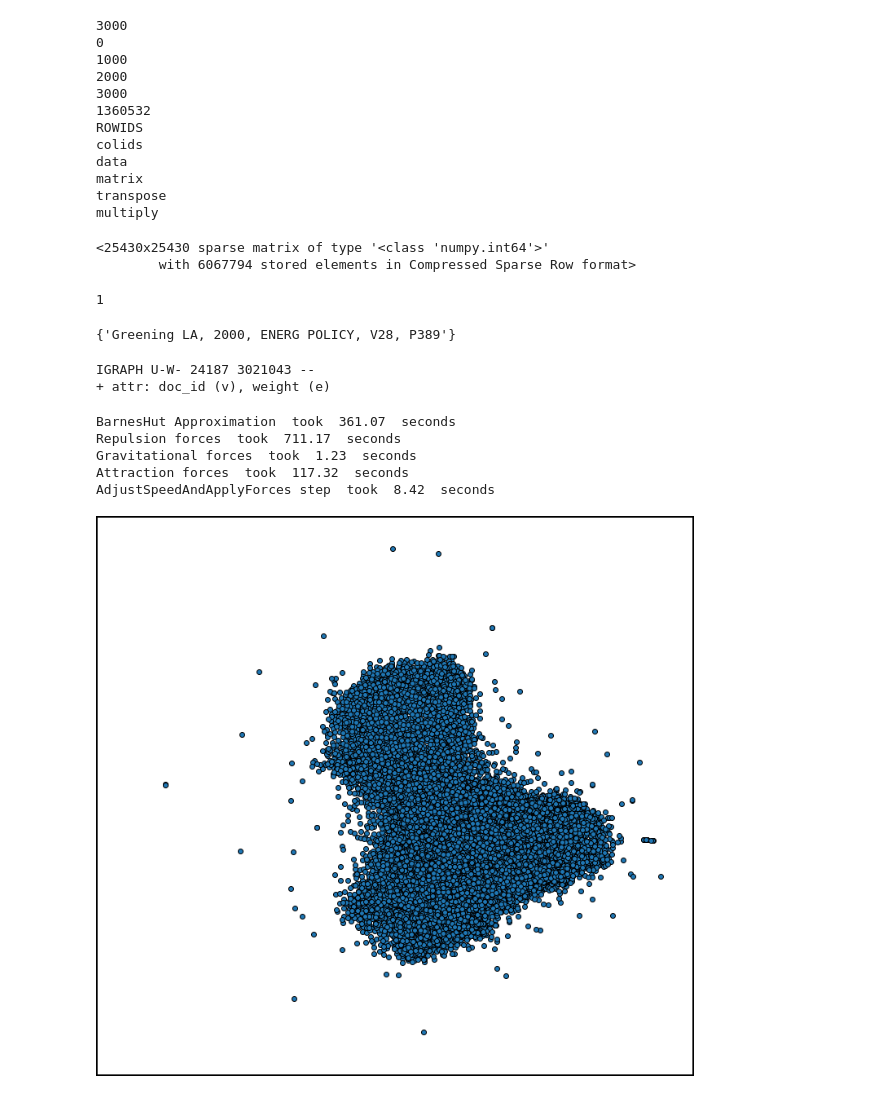
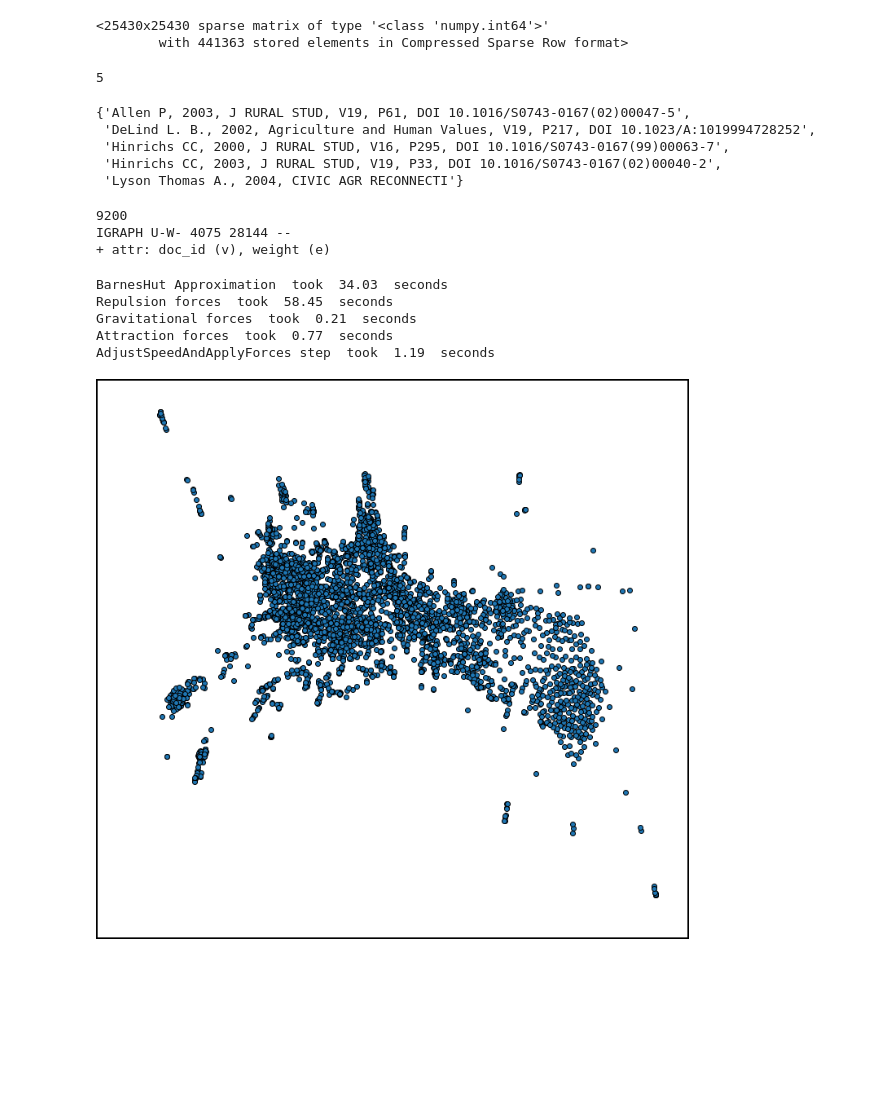
Before and after one commit to mcc-apsis/energy-demand-landscape, a Jupyter notebook: bibliographic_coupling.ipynb, the cells around one changed output. Drawn from its saved outputs; the diff is of its cells as text; code cells hidden in the pictures; blank space fills up the shorter version.

```diff
--- a/bibliographic_coupling.ipynb
+++ b/bibliographic_coupling.ipynb
@@ -38,25 +38,15 @@ with open(f"citation_data/docnet_dict_q_{qid}_{sample}.pickle", "rb") as f:
 with open(f"citation_data/docnet_revdict_q_{qid}_{sample}.pickle", "rb") as f:
     rev_m_dict = pickle.load(f)
 
-Cmat.data *= Cmat.data>=1
+# We have a lot of connections! to make this more tractable, I ignore edges with fewer than 3
+# references in common
+Cmat.data *= Cmat.data>=4
 Cmat.eliminate_zeros()
 
 Cmat
 # %% [output]
-3000
-0
-1000
-2000
-3000
-1360532
-ROWIDS
-colids
-data
-matrix
-transpose
-multiply
+<25430x25430 sparse matrix of type '<class 'numpy.int64'>'
+        with 441363 stored elements in Compressed Sparse Row format>
-<25430x25430 sparse matrix of type '<class 'numpy.int64'>'
-        with 6067794 stored elements in Compressed Sparse Row format>
 # %%
 
 
@@ -70,12 +60,14 @@ bc = find(tril(Cmat,k=-1))
 
 check_cites(bc, rev_m_dict, 1)
 # %% [output]
-1
+5
-{'Greening LA, 2000, ENERG POLICY, V28, P389'}
+{'Allen P, 2003, J RURAL STUD, V19, P61, DOI 10.1016/S0743-0167(02)00047-5',
+ 'DeLind L. B., 2002, Agriculture and Human Values, V19, P217, DOI 10.1023/A:1019994728252',
+ 'Hinrichs CC, 2000, J RURAL STUD, V16, P295, DOI 10.1016/S0743-0167(99)00063-7',
+ 'Hinrichs CC, 2003, J RURAL STUD, V19, P33, DOI 10.1016/S0743-0167(02)00040-2',
+ 'Lyson Thomas A., 2004, CIVIC AGR RECONNECTI'}
 # %%
 
-
-## TODO read graph better, use find, get edge weights and
 def read_network(Cmat, rev_m_dict, doc_ids=None):
     g = igraph.Graph()
     g.add_vertices(len(rev_m_dict))
@@ -96,11 +88,24 @@ def read_network(Cmat, rev_m_dict, doc_ids=None):
     return g
     pass
 
-g = read_network(Cmat, rev_m_dict)
+
+
+# Set this to the last year we want to include
+max_year = 2014
+min_year = 2007
+
+# We can filter when we read in the network, if we only want to see an early part of the graph
+docs = Doc.objects.filter(pk__in=list(rev_m_dict.values())).filter(PY__lte=max_year,PY__gte=min_year)
+doc_ids = docs.values_list('pk',flat=True)
+print(docs.count())
+
+g = read_network(Cmat, rev_m_dict, doc_ids)
+
 g = g.clusters().giant()
 print(g.summary())
 # %% [output]
-IGRAPH U-W- 24187 3021043 --
+9200
+IGRAPH U-W- 4075 28144 --
 + attr: doc_id (v), weight (e)
 # %%
 from fa2 import ForceAtlas2
@@ -131,8 +136,8 @@ positions = forceatlas2.forceatlas2_igraph_layout(
     g, pos=None, iterations=1000, weight_attr="weight"
 )
 # %% [output]
-BarnesHut Approximation  took  361.07  seconds
-Repulsion forces  took  711.17  seconds
-Gravitational forces  took  1.23  seconds
-Attraction forces  took  117.32  seconds
-AdjustSpeedAndApplyForces step  took  8.42  seconds
+BarnesHut Approximation  took  34.03  seconds
+Repulsion forces  took  58.45  seconds
+Gravitational forces  took  0.21  seconds
+Attraction forces  took  0.77  seconds
+AdjustSpeedAndApplyForces step  took  1.19  seconds
@@ -224,11 +144,16 @@ def draw_network(ax, g, layout, labels, interactive=False, clusters=None, rev_m_
 # %%
 fig, ax = plt.subplots(figsize=(12,12),edgecolor="black",frameon=True,linewidth=4)
 
-draw_network(ax, g, positions, [])
+x = [x[0] for x in positions]
+y = [x[1] for x in positions]
+scatter = ax.scatter(x,y,edgecolor="black")
+
+ax.grid(False)
+ax.axis("off")
 
 plt.show()
 # %% [output]
-[figure, old version]
+[figure, new version]
 # %%
 clusters = g.community_fastgreedy(weights="weight")
 cl = clusters.as_clustering()
```
Also changed, not shown: parts of 5 cells of this notebook, 4 other files.
